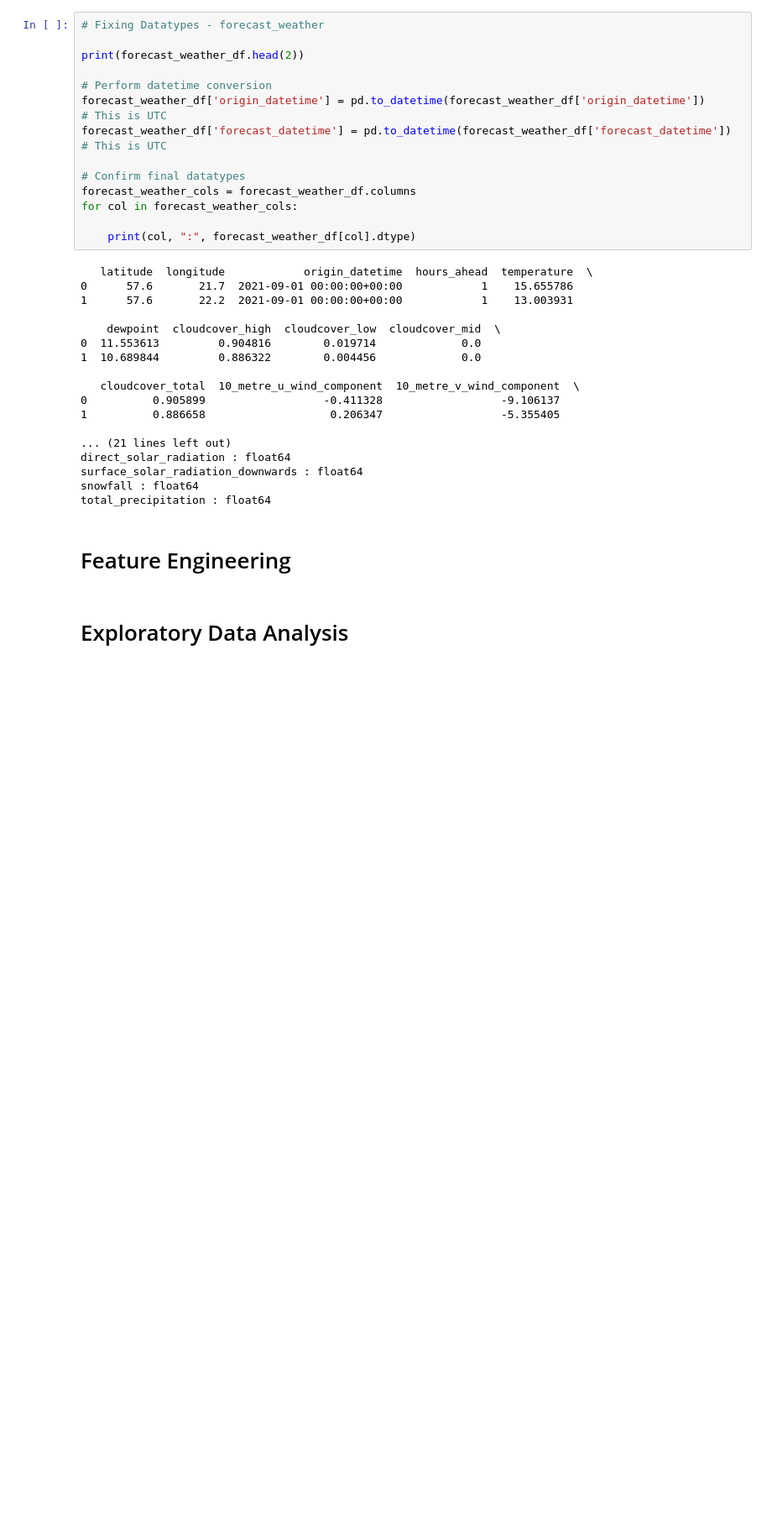
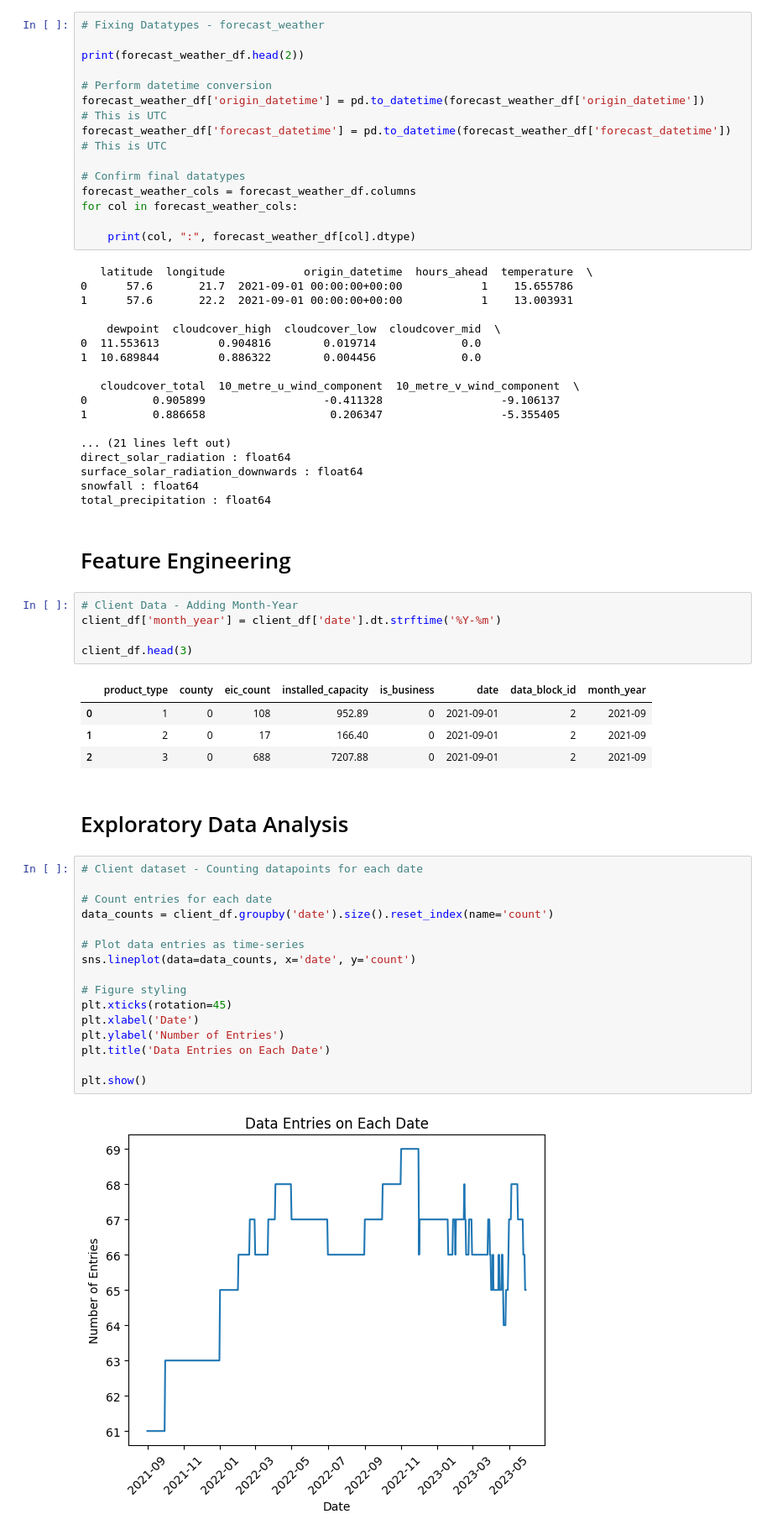
Before and after one commit to CloudforestTechnologies/crimson-hornbill, a Jupyter notebook: notebooks/1_0_pm_eda.ipynb, the cells around one changed output. Shown at 84% size. Drawn from its saved outputs; the diff is of its cells as text; blank space fills up the shorter version.

Commit message:
Added exploration of client-entries per date to notebook.

```diff
--- a/notebooks/1_0_pm_eda.ipynb
+++ b/notebooks/1_0_pm_eda.ipynb
@@ -173,5 +174,33 @@ snowfall : float64
 total_precipitation : float64
 # %% [markdown]
 # Feature Engineering
+# %%
+# Client Data - Adding Month-Year
+client_df['month_year'] = client_df['date'].dt.strftime('%Y-%m')
+
+client_df.head(3)
+# %% [output]
+|  | product_type | county | eic_count | installed_capacity | is_business | date | data_block_id | month_year |
+| 0 | 1 | 0 | 108 | 952.89 | 0 | 2021-09-01 | 2 | 2021-09 |
+| 1 | 2 | 0 | 17 | 166.40 | 0 | 2021-09-01 | 2 | 2021-09 |
+| 2 | 3 | 0 | 688 | 7207.88 | 0 | 2021-09-01 | 2 | 2021-09 |
 # %% [markdown]
 # Exploratory Data Analysis
+# %%
+# Client dataset - Counting datapoints for each date
+
+# Count entries for each date
+data_counts = client_df.groupby('date').size().reset_index(name='count')
+
+# Plot data entries as time-series
+sns.lineplot(data=data_counts, x='date', y='count')
+
+# Figure styling
+plt.xticks(rotation=45)
+plt.xlabel('Date')
+plt.ylabel('Number of Entries')
+plt.title('Data Entries on Each Date')
+
+plt.show()
+# %% [output]
+[figure, added]
```
Also changed, not shown: parts of 3 cells of this notebook.
